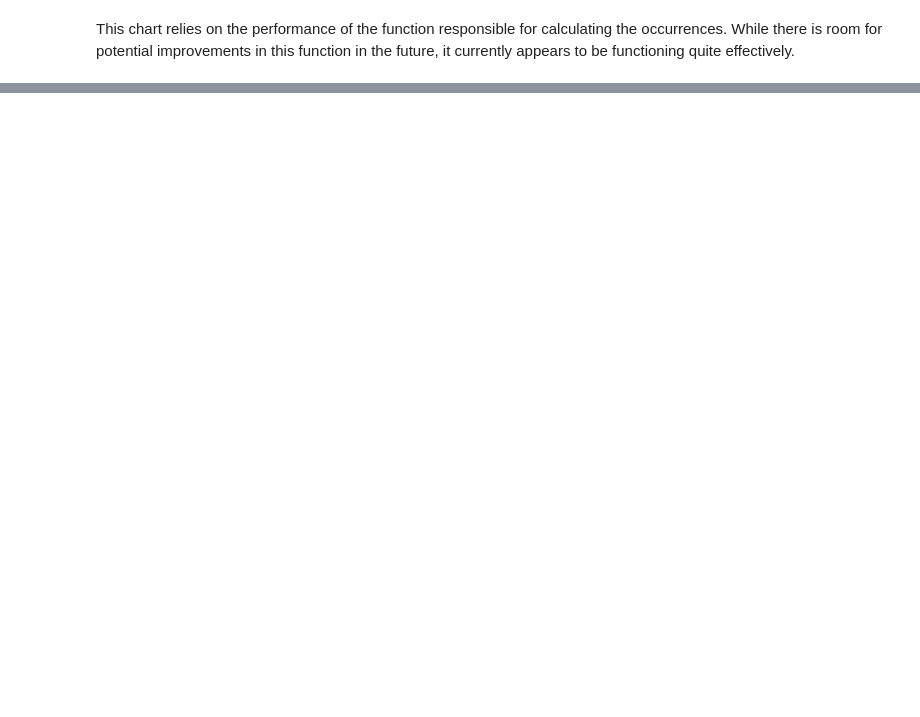
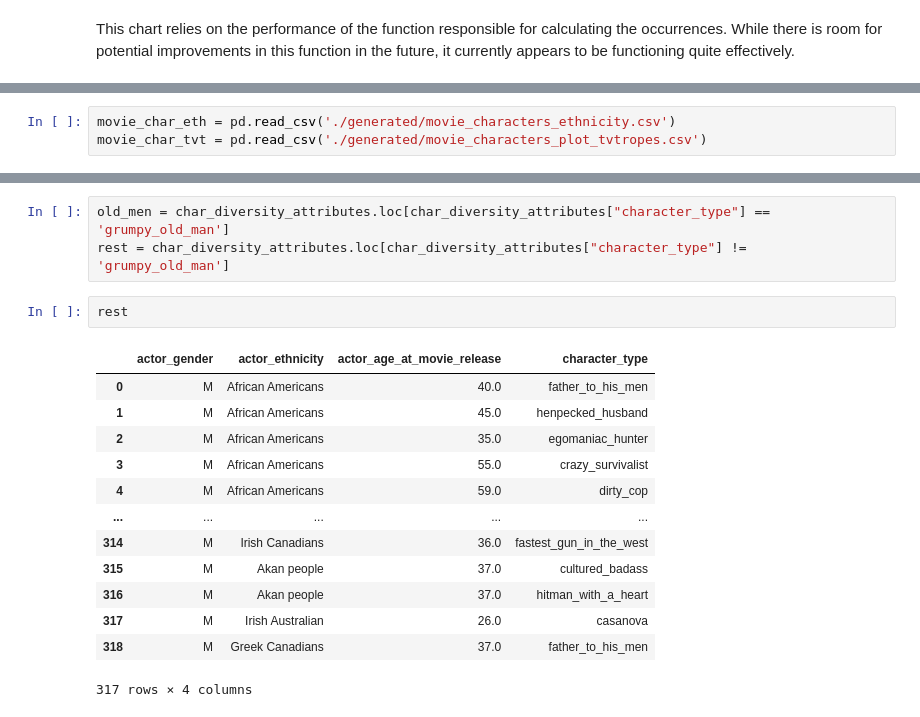
Before and after one commit to epfl-ada/ada-2023-project-analytixxperts2023, a Jupyter notebook: milestoneP2.ipynb, the cells around one changed output, grey strips where cells are left out. Drawn from its saved outputs; the diff is of its cells as text; blank space fills up the shorter version.

```diff
--- a/milestoneP2.ipynb
+++ b/milestoneP2.ipynb
@@ -708,0 +724,3 @@ This chart relies on the performance of the function responsible for calculating
+# %%
+movie_char_eth = pd.read_csv('./generated/movie_characters_ethnicity.csv')
+movie_char_tvt = pd.read_csv('./generated/movie_characters_plot_tvtropes.csv')
@@ -708,0 +794,19 @@ This chart relies on the performance of the function responsible for calculating
+# %%
+old_men = char_diversity_attributes.loc[char_diversity_attributes["character_type"] == 'grumpy_old_man']
+rest = char_diversity_attributes.loc[char_diversity_attributes["character_type"] != 'grumpy_old_man']
+# %%
+rest
+# %% [output]
+|  | actor_gender | actor_ethnicity | actor_age_at_movie_release | character_type |
+| 0 | M | African Americans | 40.0 | father_to_his_men |
+| 1 | M | African Americans | 45.0 | henpecked_husband |
+| 2 | M | African Americans | 35.0 | egomaniac_hunter |
+| 3 | M | African Americans | 55.0 | crazy_survivalist |
+| 4 | M | African Americans | 59.0 | dirty_cop |
+| ... | ... | ... | ... | ... |
+| 314 | M | Irish Canadians | 36.0 | fastest_gun_in_the_west |
+| 315 | M | Akan people | 37.0 | cultured_badass |
+| 316 | M | Akan people | 37.0 | hitman_with_a_heart |
+| 317 | M | Irish Australian | 26.0 | casanova |
+| 318 | M | Greek Canadians | 37.0 | father_to_his_men |
+317 rows × 4 columns
```
Also changed, not shown: parts of 34 cells of this notebook.
